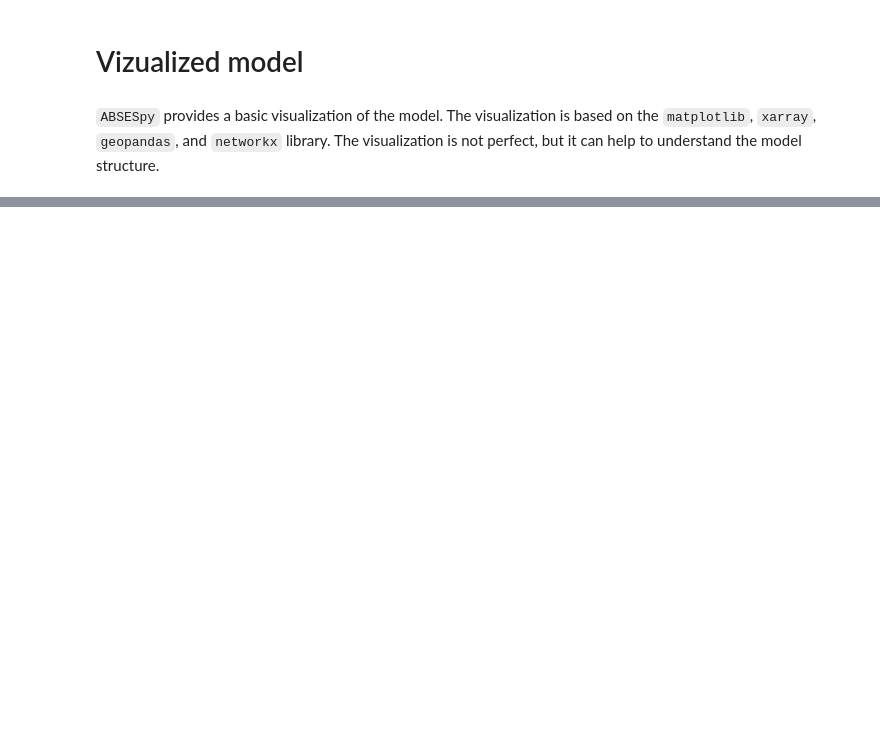
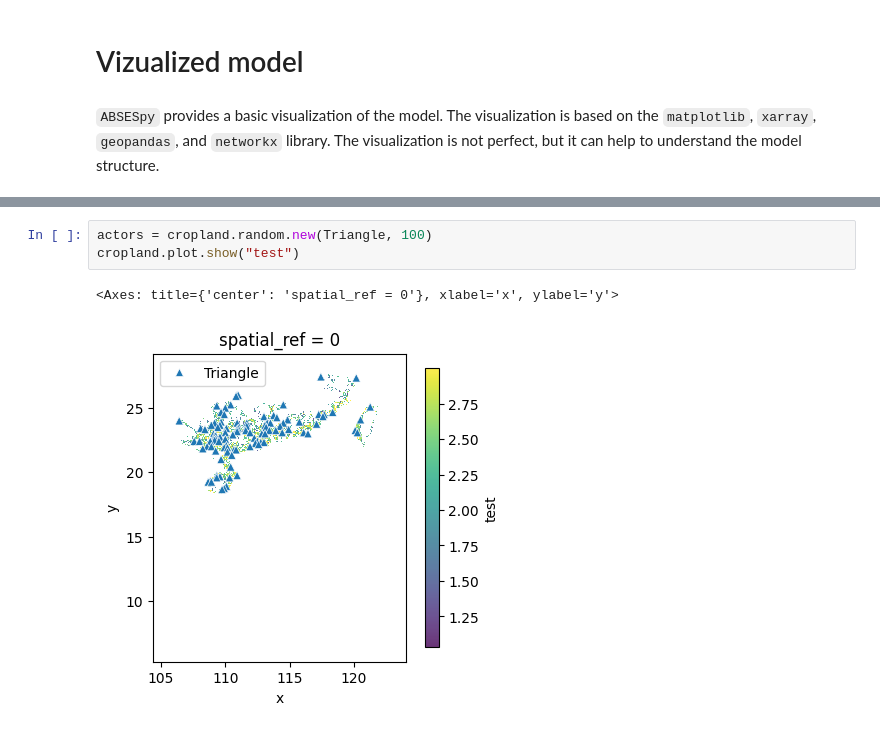
Before and after one commit to SongshGeoLab/ABSESpy, a Jupyter notebook: docs/tutorial/advanced/viz_model.ipynb, the cells around one changed output, grey strips where cells are left out. Saved outputs shown, nothing was run; the diff lists cells and outputs as text; blank space fills up the shorter version.

```diff
--- a/docs/tutorial/advanced/viz_model.ipynb
+++ b/docs/tutorial/advanced/viz_model.ipynb
@@ -43,0 +69,6 @@ module.plot.show()
+# %%
+actors = cropland.random.new(Triangle, 100)
+cropland.plot.show("test")
+# %% [output]
+<Axes: title={'center': 'spatial_ref = 0'}, xlabel='x', ylabel='y'>
+[figure, added]
```
Also changed, not shown: parts of 7 cells of this notebook, 6 other files.
